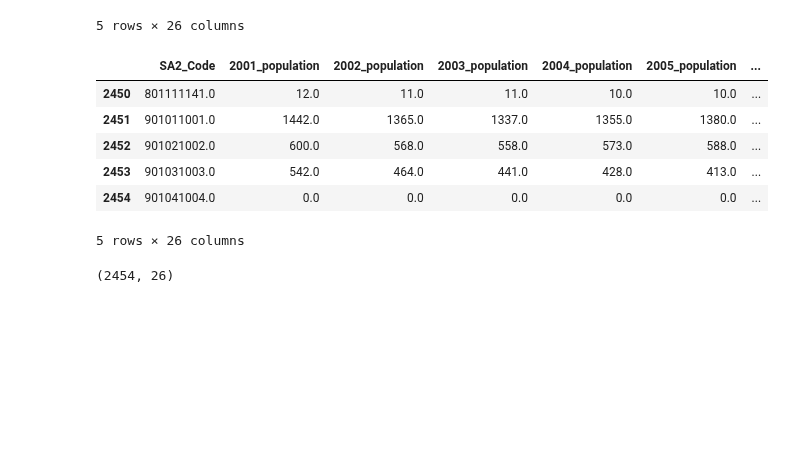
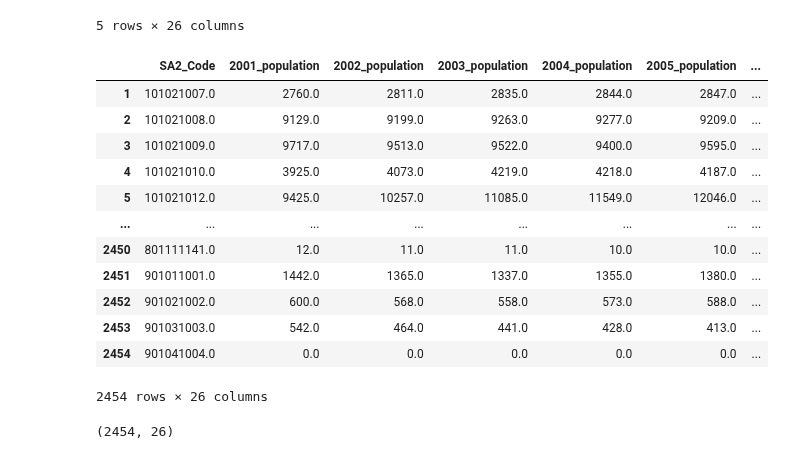
Before and after one commit to MAST30034-Applied-Data-Science/generic-real-estate-consulting-project-group-1-iron-data-man, a Jupyter notebook: notebooks/data_cleaning_external.ipynb, the cells around one changed output. Saved outputs shown, nothing was run; the diff lists cells and outputs as text; code cells hidden in the pictures; blank space fills up the shorter version.

```diff
--- a/notebooks/data_cleaning_external.ipynb
+++ b/notebooks/data_cleaning_external.ipynb
@@ -84,24 +84,30 @@ population.head(5)
 # %%
 # change the column name
 population.columns = ['SA2_Code','2001_population','2002_population','2003_population',
                       '2004_population','2005_population','2006_population', '2007_population','2008_population',
                       '2009_population', '2010_population', '2011_population', '2012_population', '2013_population',
                       '2014_population', '2015_population', '2016_population', '2017_population','2018_population',
                       '2019_population', '2020_population', '2021_population',"Population_Change_no",
                       "Population_Change_percent","Population_Area_km2","Population_density_2021_persons/km2"]
 
 # remove the null columns
 population = population.dropna()
-display(population.tail(5))
+display(population)
 population.shape
 # %% [output]
 |  | SA2_Code | 2001_population | 2002_population | 2003_population | 2004_population | 2005_population | ... |
+| 1 | 101021007.0 | 2760.0 | 2811.0 | 2835.0 | 2844.0 | 2847.0 | ... |
+| 2 | 101021008.0 | 9129.0 | 9199.0 | 9263.0 | 9277.0 | 9209.0 | ... |
+| 3 | 101021009.0 | 9717.0 | 9513.0 | 9522.0 | 9400.0 | 9595.0 | ... |
+| 4 | 101021010.0 | 3925.0 | 4073.0 | 4219.0 | 4218.0 | 4187.0 | ... |
+| 5 | 101021012.0 | 9425.0 | 10257.0 | 11085.0 | 11549.0 | 12046.0 | ... |
+| ... | ... | ... | ... | ... | ... | ... | ... |
 | 2450 | 801111141.0 | 12.0 | 11.0 | 11.0 | 10.0 | 10.0 | ... |
 | 2451 | 901011001.0 | 1442.0 | 1365.0 | 1337.0 | 1355.0 | 1380.0 | ... |
 | 2452 | 901021002.0 | 600.0 | 568.0 | 558.0 | 573.0 | 588.0 | ... |
 | 2453 | 901031003.0 | 542.0 | 464.0 | 441.0 | 428.0 | 413.0 | ... |
 | 2454 | 901041004.0 | 0.0 | 0.0 | 0.0 | 0.0 | 0.0 | ... |
-5 rows × 26 columns
+2454 rows × 26 columns
 (2454, 26)
 # %%
 # merge the external and population dataset together, fill null with NaN
```
Also changed, not shown: parts of 11 cells of this notebook, 1 other file.
